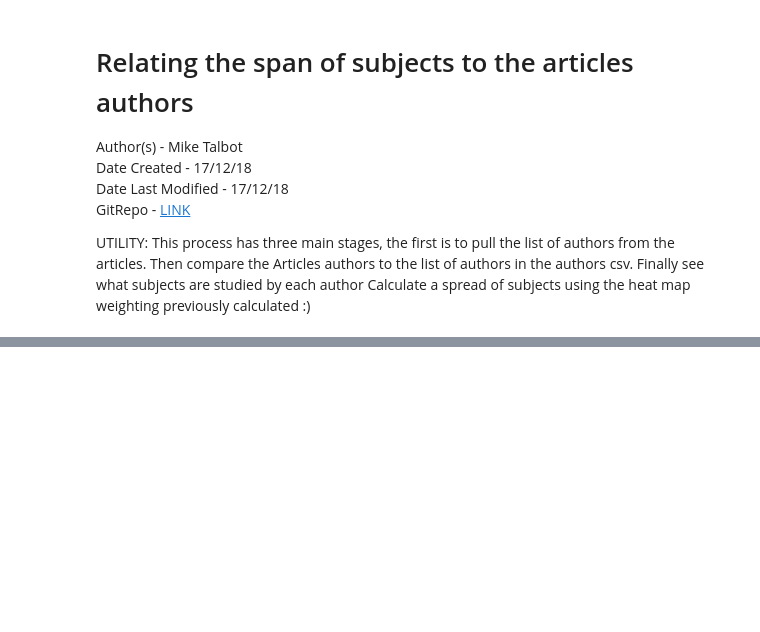
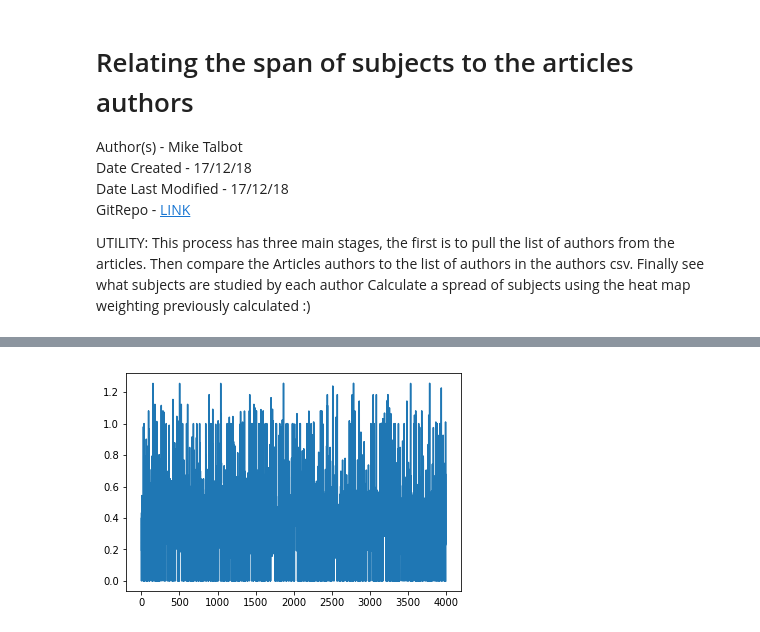
Before and after one commit to miketalbotbox/MDM_Interdisciplinarity, a Jupyter notebook: Find Authors from Articles.ipynb, the cells around one changed output, grey strips where cells are left out. Drawn from its saved outputs; the diff is of its cells as text; code cells hidden in the pictures; blank space fills up the shorter version.

Commit message:
Updating the articles weighting stuffs
Just making sure the .py files are correct and now the big code prints a pretty graph

```diff
--- a/Find Authors from Articles.ipynb
+++ b/Find Authors from Articles.ipynb
@@ -35,7 +36,7 @@ Separating out the main headings required
 """
 
 Article_Authors = ArticleCSV["Author(s) ID"]
-Article_Authors = Article_Authors[0:100]
+Article_Authors = Article_Authors[0:4000]
 Authors_ID_Num = AuthorsCSV["Auth-ID"]
 Authors_Subject = AuthorsCSV["Subject Area"]
 #Authors_Subject.head()
@@ -134,0 +124,30 @@ for Authors_per_Article in List_of_IDs:
+# %%
+"""
+Initialise connectivities of subjects (Using the heatmap approach from before)
+"""
+
+Sub_Vs_Sub = CreateWeights(Authors_Subjects_List, Total_Subjects)
+# %%
+"""
+Loop through the articles
+In each article loop through each subject
+For each subject calculate a "Similarity value"
+Find the biggest value
+This is designated as the articles discipline
+"""
+Strength = []
+for article in Known_Subjects_Article_Final:
+    weight = 0
+    for topic in Total_Subjects:
+        if topic in article:
+            Comp1 = Total_Subjects.index(topic)
+            for subject in article:
+                try:
+                    Comp2 = Total_Subjects.index(subject)
+                    weight += Sub_Vs_Sub[Comp1,Comp2]
+                except:
+                    print('theres a nan but deal with later')
+            weight /= len(article)
+    Strength.append(weight)
+
+print(Strength[0:10])
@@ -134,0 +172,12 @@ for Authors_per_Article in List_of_IDs:
+# %%
+"""
+A metric to measure the spread  per author and then compare the spreads of authors in each article
+mean/variance
+
+look into aspects in both authors and articles.
+"""
+
+plt.plot(Strength)
+plt.show()
+# %% [output]
+[figure, added]
```
Also changed, not shown: parts of 7 cells of this notebook, 2 other files.
